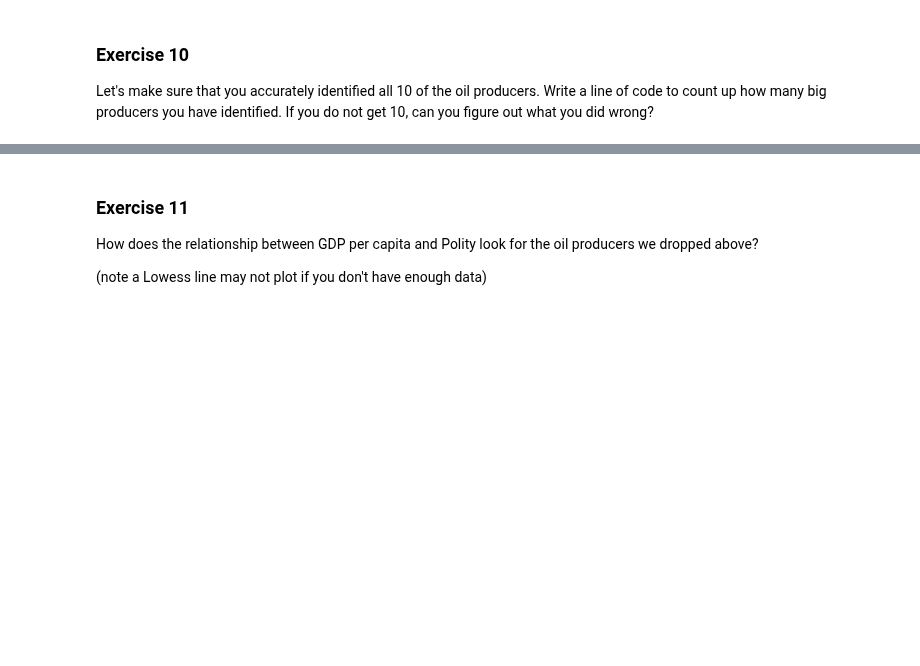
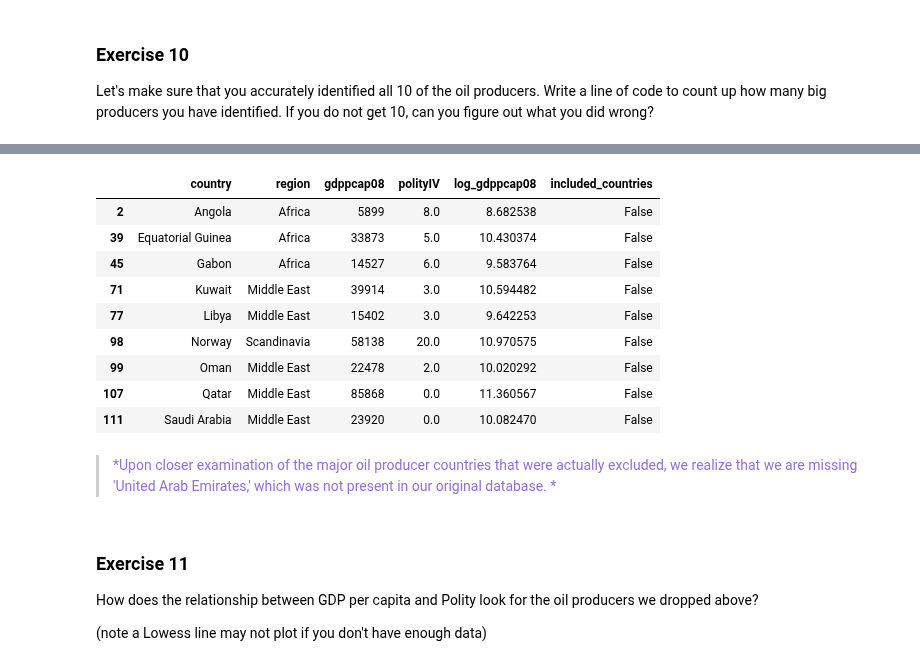
Before and after one commit to BarbaraPFloresRios/IDS720_PracticalDataScience, a Jupyter notebook: 20231026_ExercisePlottingPart2/Exercise_plotting_part2.ipynb, the cells around one changed output, grey strips where cells are left out. Drawn from its saved outputs; the diff is of its cells as text; code cells hidden in the pictures; blank space fills up the shorter version.

```diff
--- a/20231026_ExercisePlottingPart2/Exercise_plotting_part2.ipynb
+++ b/20231026_ExercisePlottingPart2/Exercise_plotting_part2.ipynb
@@ -195,3 +245,20 @@ Let's make sure that you accurately identified all 10 of the oil producers. Writ
+# %%
+# "Let's see which countries these are:
+WDI[WDI["country"].isin(excluded_countries)]
+# %% [output]
+|  | country | region | gdppcap08 | polityIV | log_gdppcap08 | included_countries |
+| 2 | Angola | Africa | 5899 | 8.0 | 8.682538 | False |
+| 39 | Equatorial Guinea | Africa | 33873 | 5.0 | 10.430374 | False |
+| 45 | Gabon | Africa | 14527 | 6.0 | 9.583764 | False |
+| 71 | Kuwait | Middle East | 39914 | 3.0 | 10.594482 | False |
+| 77 | Libya | Middle East | 15402 | 3.0 | 9.642253 | False |
+| 98 | Norway | Scandinavia | 58138 | 20.0 | 10.970575 | False |
+| 99 | Oman | Middle East | 22478 | 2.0 | 10.020292 | False |
+| 107 | Qatar | Middle East | 85868 | 0.0 | 11.360567 | False |
+| 111 | Saudi Arabia | Middle East | 23920 | 0.0 | 10.082470 | False |
+# %% [markdown]
+><span style="color: #9370DB">*Upon closer examination of the major oil producer countries that were actually excluded, we realize that we are missing 'United Arab Emirates,' which was not present in our original database.
+*</span>
 # %% [markdown]
 ### Exercise 11
 
```
Also changed, not shown: parts of 7 cells of this notebook.
